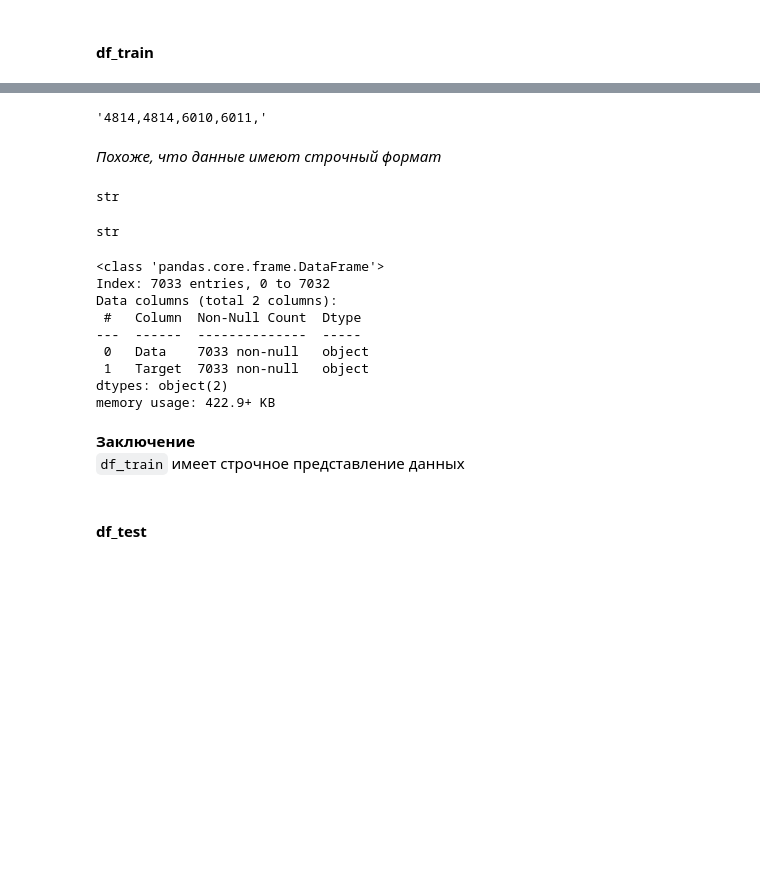
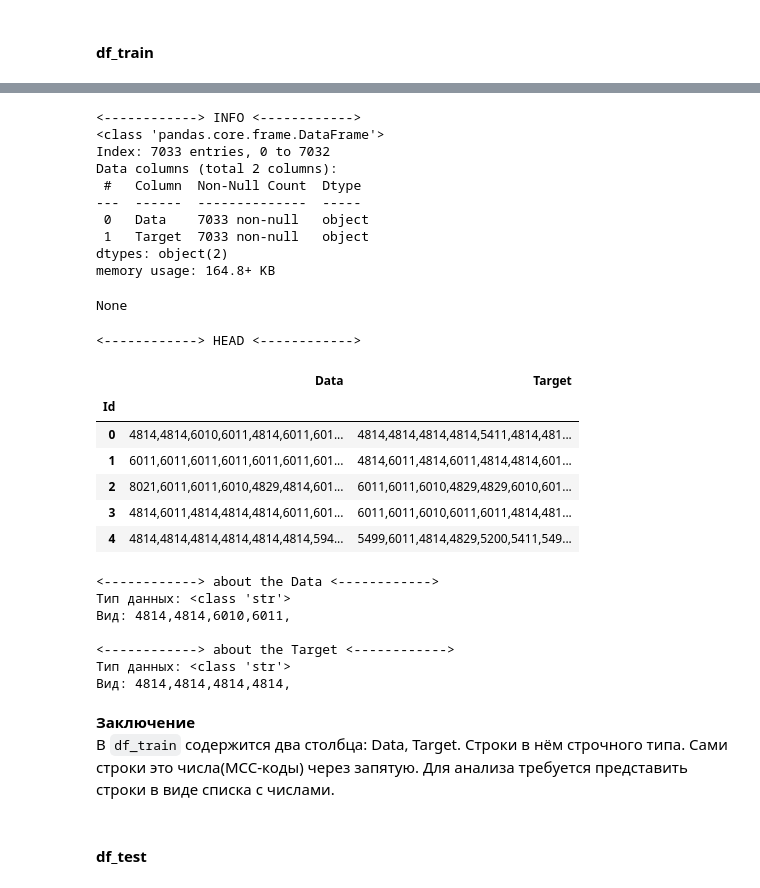
Before and after one commit to observer012/Pet_projects, a Jupyter notebook: kaggle Alfa-bank/Alfa_task.ipynb, the cells around one changed output, grey strips where cells are left out. Saved outputs shown, nothing was run; the diff lists cells and outputs as text; code cells hidden in the pictures; blank space fills up the shorter version.

```diff
--- a/kaggle Alfa-bank/Alfa_task.ipynb
+++ b/kaggle Alfa-bank/Alfa_task.ipynb
@@ -80,2 +79,23 @@ submission_baseline_2 = download_file('submission_baseline_2.csv', sep=',')
+# %%
+def data_string_info(df, *args):
+    """Выводит информацию с помощью методов
+    info, head. Показывает данные
+    в выбранных столбцах, то как они выглядят
+    и их тип.
+    """
+    def pr_mask(string):
+        print(f"\n<{'-' * 12}> {string} <{'-' * 12}>")
+
+    pr_mask('INFO')
+    display(df.info())
+
+    pr_mask('HEAD')
+    display(df.head())
+
+    for col in args:
+        pr_mask(f'about the {col}')
+        data_info = df.loc[0, col][:20]
+        print(f'Тип данных: {type(data_info)}',
+              f'Вид: {data_info}', sep='\n')
 # %% [markdown]
 #### df_train
@@ -89,31 +102,34 @@ df_train.head(2)
-# %%
-df_train.loc[0, 'Data'][:20]
-# %% [output]
-'4814,4814,6010,6011,'
-# %% [markdown]
-*Похоже, что данные имеют строчный формат*
-# %%
-type(df_train.loc[0, 'Data'])
-# %% [output]
-str
-# %%
-type(df_train.loc[0, 'Target'])
-# %% [output]
-str
-# %%
-df_train.info()
-# %% [output]
-<class 'pandas.core.frame.DataFrame'>
-Index: 7033 entries, 0 to 7032
-Data columns (total 2 columns):
- #   Column  Non-Null Count  Dtype
----  ------  --------------  -----
- 0   Data    7033 non-null   object
- 1   Target  7033 non-null   object
-dtypes: object(2)
-memory usage: 422.9+ KB
+# %%
+data_string_info(df_train, 'Data', 'Target')
+# %% [output]
+<------------> INFO <------------>
+<class 'pandas.core.frame.DataFrame'>
+Index: 7033 entries, 0 to 7032
+Data columns (total 2 columns):
+ #   Column  Non-Null Count  Dtype
+---  ------  --------------  -----
+ 0   Data    7033 non-null   object
+ 1   Target  7033 non-null   object
+dtypes: object(2)
+memory usage: 164.8+ KB
+None
+<------------> HEAD <------------>
+|  | Data | Target |
+| Id |  |  |
+| 0 | 4814,4814,6010,6011,4814,6011,601... | 4814,4814,4814,4814,5411,4814,481... |
+| 1 | 6011,6011,6011,6011,6011,6011,601... | 4814,6011,4814,6011,4814,4814,601... |
+| 2 | 8021,6011,6011,6010,4829,4814,601... | 6011,6011,6010,4829,4829,6010,601... |
+| 3 | 4814,6011,4814,4814,4814,6011,601... | 6011,6011,6010,6011,6011,4814,481... |
+| 4 | 4814,4814,4814,4814,4814,4814,594... | 5499,6011,4814,4829,5200,5411,549... |
+<------------> about the Data <------------>
+Тип данных: <class 'str'>
+Вид: 4814,4814,6010,6011,
+
+<------------> about the Target <------------>
+Тип данных: <class 'str'>
+Вид: 4814,4814,4814,4814,
 # %% [markdown]
 **Заключение**\
-`df_train` имеет строчное представление данных
+В `df_train` содержится два столбца: Data, Target. Строки в нём строчного типа. Сами строки это числа(MCC-коды) через запятую. Для анализа требуется представить строки в виде списка с числами.
 # %% [markdown]
 #### df_test
```
Also changed, not shown: parts of 44 cells of this notebook.
